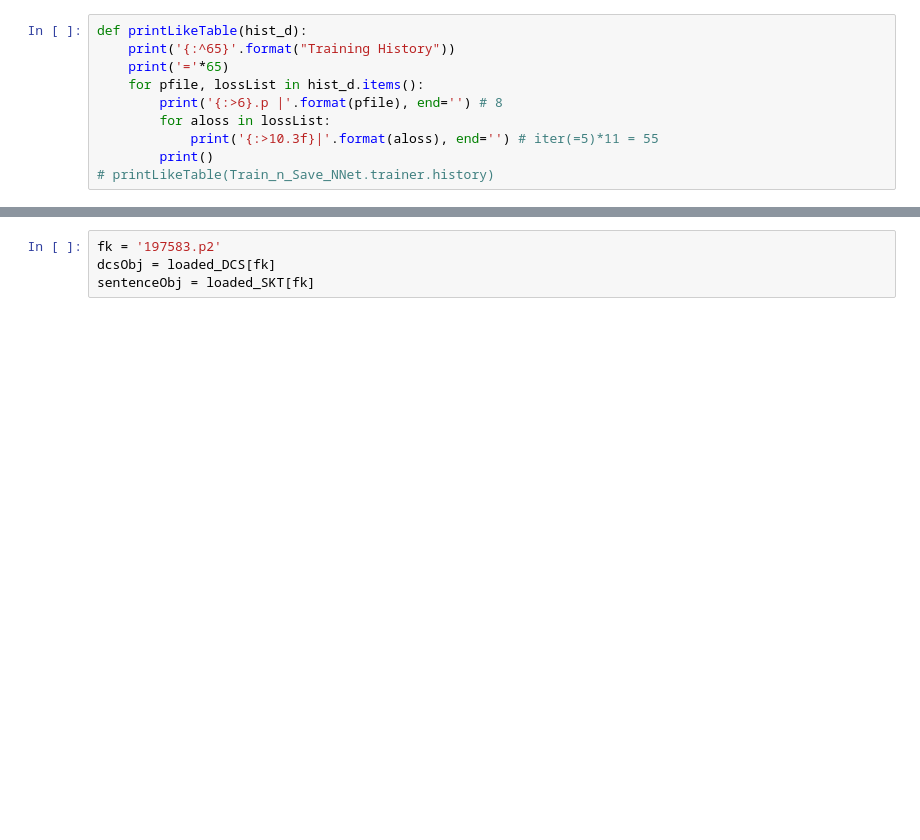
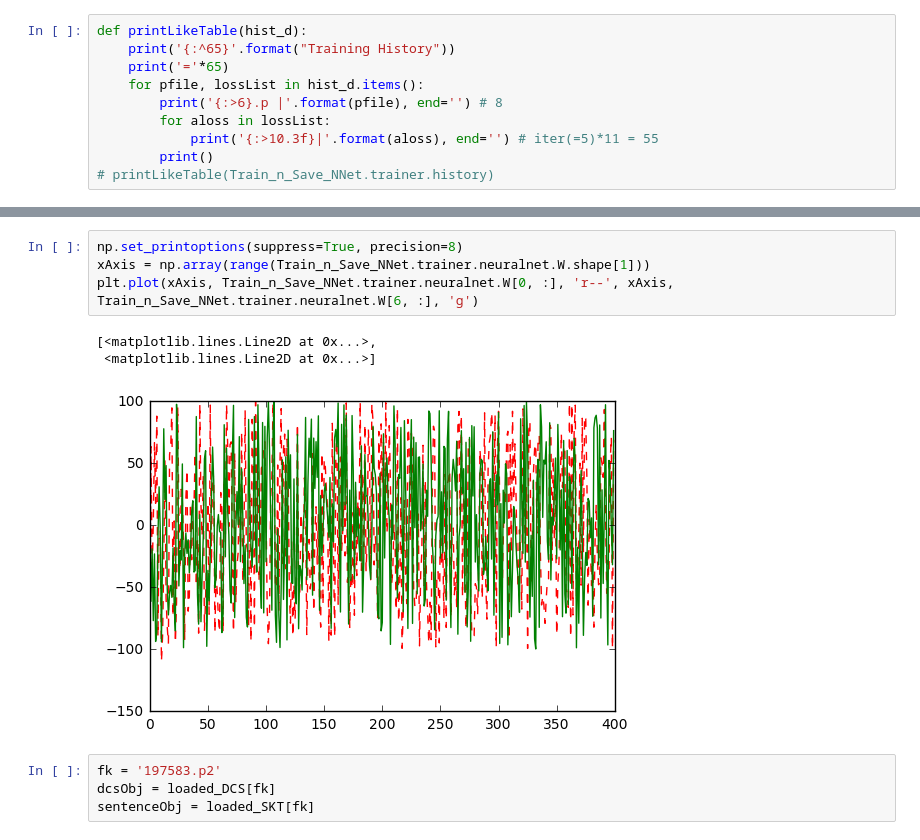
Before and after one commit to bsantraigi/Sanskrit-Segmentation-Extended, a Jupyter notebook: MST, NN, Backpropagation.ipynb, the cells around one changed output, grey strips where cells are left out. Drawn from its saved outputs; the diff is of its cells as text; blank space fills up the shorter version.

```diff
--- a/MST, NN, Backpropagation.ipynb
+++ b/MST, NN, Backpropagation.ipynb
@@ -153,3 +179,11 @@ printLikeTable(Train_n_Save_NNet.trainer.history)
+# %%
+np.set_printoptions(suppress=True, precision=8)
+xAxis = np.array(range(Train_n_Save_NNet.trainer.neuralnet.W.shape[1]))
+plt.plot(xAxis, Train_n_Save_NNet.trainer.neuralnet.W[0, :], 'r--', xAxis, Train_n_Save_NNet.trainer.neuralnet.W[6, :], 'g')
+# %% [output]
+[<matplotlib.lines.Line2D at 0x...>,
+ <matplotlib.lines.Line2D at 0x...>]
+[figure, added]
 # %%
 fk = '197583.p2'
 dcsObj = loaded_DCS[fk]
```
Also changed, not shown: parts of 12 cells of this notebook, 18 other files.
